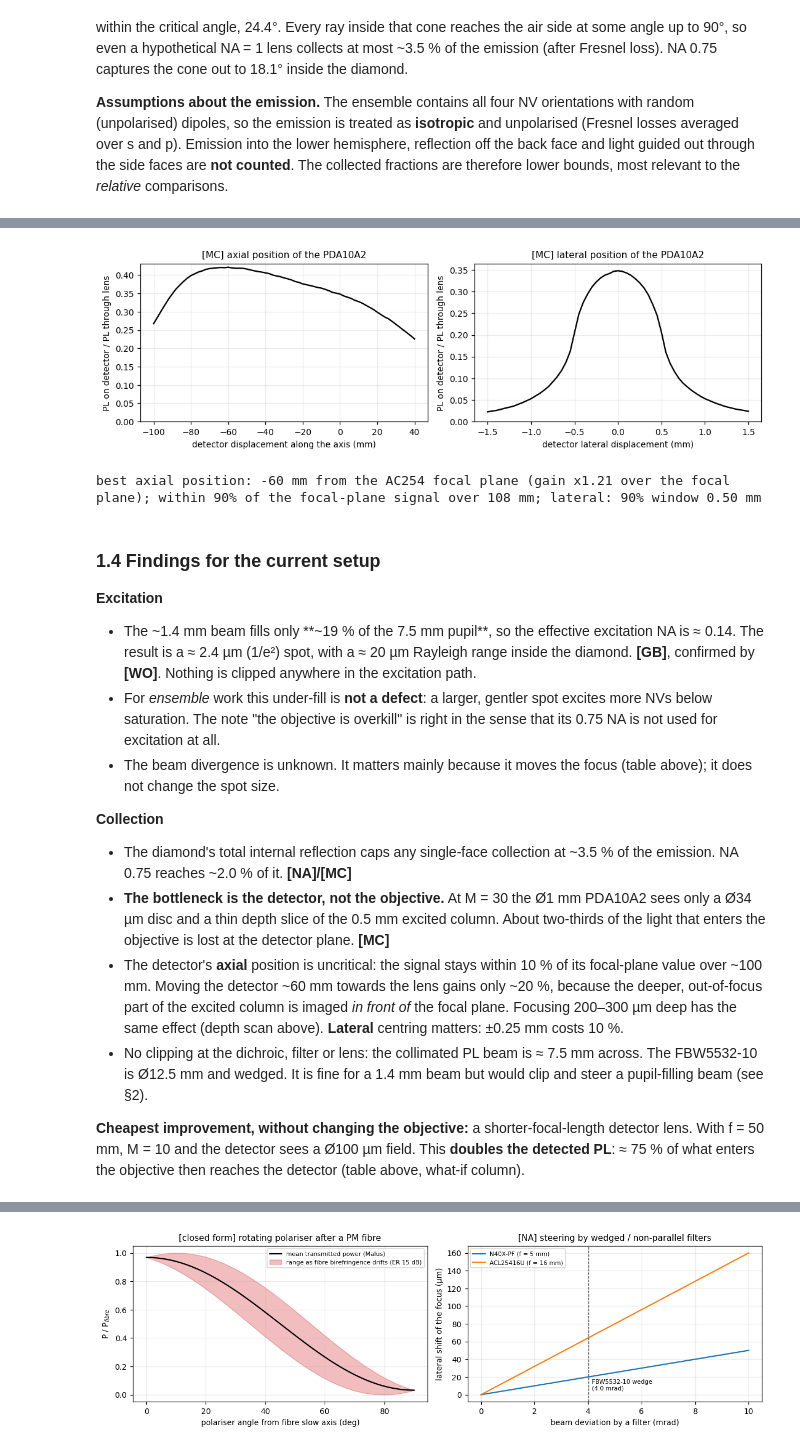
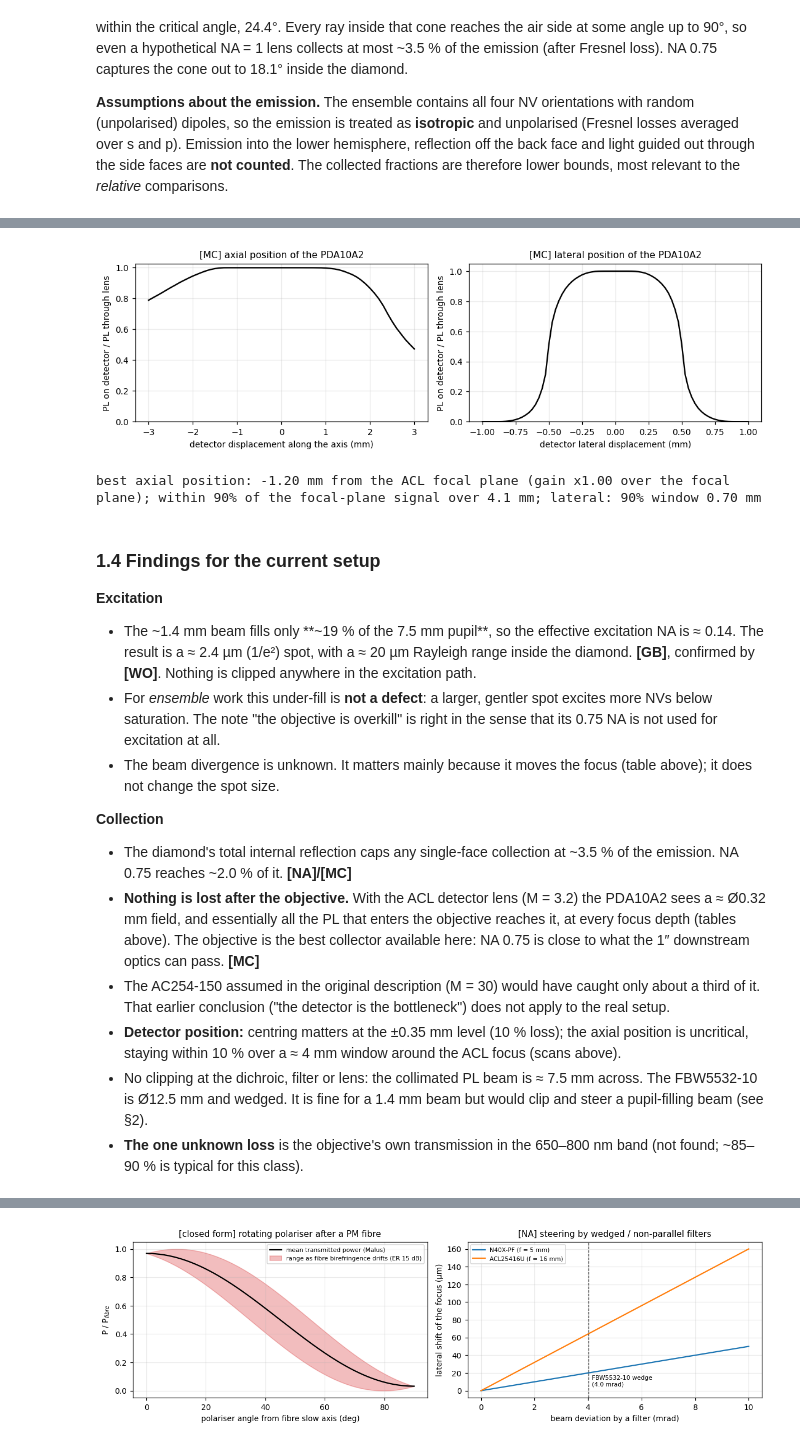
Before and after one commit to GonReina/BudgetODMR, a Jupyter notebook: notebooks/Optical_Setup.ipynb, the cells around one changed output, grey strips where cells are left out. Drawn from its saved outputs; the diff is of its cells as text; code cells hidden in the pictures.

Commit message:
setup schematics

```diff
--- a/notebooks/Optical_Setup.ipynb
+++ b/notebooks/Optical_Setup.ipynb
@@ -98,10 +105,14 @@ OBJ_T     = param("N40X-PF transmission (PL)", 0.80, "", "assumed", "not found;
 # ---- collection train (config 1) -----------------------------------------------
 L_OBJ_DICH = param("Objective shoulder -> dichroic centre", 30, "mm", "assumed", "", MM)
 L_OBJ_FELH = param("Objective shoulder -> FELH0550", 55, "mm", "assumed", "", MM)
-L_OBJ_LENS = param("Objective shoulder -> AC254-150", 85, "mm", "measured", "'8-9 cm'", MM)
+L_OBJ_LENS = param("Objective shoulder -> detector lens", 85, "mm", "measured",
+                   "'8-9 cm', measured with the earlier lens; assumed unchanged for the ACL", MM)
 AC_F  = param("AC254-150-A focal length", 150, "mm", "datasheet", "", MM)
 AC_CA = param("AC254-150-A clear aperture (dia.)", 22.9, "mm", "assumed", "Thorlabs CA > 90 % of O25.4", MM)
-L_LENS_DET = param("AC254-150 -> detector", 150, "mm", "measured", "", MM)
+DET_F  = param("Detector lens ACL25416U-B EFL", 16, "mm", "datasheet", "focuses the PL onto the PDA10A2", MM)
+DET_CA = param("Detector lens clear aperture (dia.)", 24, "mm", "assumed", "O25.4 mm condenser", MM)
+L_LENS_DET = param("Detector lens -> PDA10A2", 16, "mm", "assumed",
+                   "detector at the ACL focus (7.3 mm from its flat face); thin-lens model", MM)
 DET_AREA = param("PDA10A2 active area", 0.8, "mm2", "datasheet", "O1.0 mm", MM ** 2)
 R_DET = np.sqrt(DET_AREA / np.pi)
 
@@ -171,19 +182,20 @@ def focus_metrics(D_beam, f, NA, lam=LAM_EXC, n2=N_D, t_cg=0.0, depth=0.0, rmax=
                 pupil_transmission=clip, r=r, I=I)
 
 
-def collection_stops(L_dich, L_felh, L_lens):
+def collection_stops(L_dich, L_felh, L_lens, lens_ca=None):
     # apertures in the collimated space, measured from the collection lens pupil
     # dichroic at 45 deg: 25 mm tall, 36 mm long -> 25.5 mm projected width
     return [(L_dich, ("rect", DICH_W * np.cos(np.pi / 4) / 2, DICH_H / 2)),
             (L_felh, ("circle", FELH_CA / 2)),
-            (L_lens, ("circle", AC_CA / 2))]
+            (L_lens, ("circle", (DET_CA if lens_ca is None else lens_ca) / 2))]
 
 
-def run_mc(w_in, f_exc, focus_depth, f_coll, NA_coll, stops, L2, f2=AC_F, d2=None, det_r=R_DET,
-           alpha=0.0, n=600_000, seed=1):
+def run_mc(w_in, f_exc, focus_depth, f_coll, NA_coll, stops, L2, f2=DET_F, d2=None, det_r=R_DET,
+           alpha=0.0, n=600_000, seed=1, w_of_depth=None):
     # [MC] emitters along the (paraxial Gaussian) excitation column, traced to the detector
-    em = om.sample_gaussian_column(n, lambda z: om.beam_in_diamond(w_in, f_exc, LAM_EXC, focus_depth, z),
-                                   T_DIAM, alpha, rng=seed)
+    # w_of_depth overrides the focused-Gaussian column (e.g. a collimated, wide-field beam)
+    wfun = w_of_depth or (lambda z: om.beam_in_diamond(w_in, f_exc, LAM_EXC, focus_depth, z))
+    em = om.sample_gaussian_column(n, wfun, T_DIAM, alpha, rng=seed)
     res = om.mc_collect(em, f=f_coll, NA=NA_coll, z_f=focus_depth / N_D, stops=stops, f2=f2, L2=L2,
                         d2=f2 if d2 is None else d2, det=("circle", det_r), rng=seed + 1, return_rays=True)
     return res
@@ -461,22 +477,22 @@ plt.show()
 # %%
 # ---- detector positioning tolerance (re-uses the traced rays) ------------------
-dz_ax = np.linspace(-100, 40, 71) * MM
-dx_lat = np.linspace(-1.5, 1.5, 61) * MM
-a1, l1 = detector_scan(mc1, L_OBJ_LENS, AC_F, dz_ax, dx_lat)
+dz_ax = np.linspace(-3, 3, 61) * MM
+dx_lat = np.linspace(-1.0, 1.0, 81) * MM
+a1, l1 = detector_scan(mc1, L_OBJ_LENS, DET_F, dz_ax, dx_lat)
 fig, axs = plt.subplots(1, 2, figsize=(10, 3.2))
 axs[0].plot(dz_ax / MM, a1, "k"); axs[0].set_xlabel("detector displacement along the axis (mm)")
 axs[1].plot(dx_lat / MM, l1, "k"); axs[1].set_xlabel("detector lateral displacement (mm)")
 for a in axs:
     a.set_ylabel("PL on detector / PL through lens"); a.set_ylim(0, None)
 axs[0].set_title("[MC] axial position of the PDA10A2"); axs[1].set_title("[MC] lateral position of the PDA10A2")
 plt.tight_layout(); plt.show()
 best = dz_ax[np.argmax(a1)]
-print(f"best axial position: {best/MM:+.0f} mm from the AC254 focal plane (gain x{a1.max()/np.interp(0, dz_ax, a1):.2f} over the focal plane); "
-      f"within 90% of the focal-plane signal over {np.ptp(dz_ax[a1 > 0.9*np.interp(0, dz_ax, a1)])/MM:.0f} mm; "
+print(f"best axial position: {best/MM:+.2f} mm from the ACL focal plane (gain x{a1.max()/np.interp(0, dz_ax, a1):.2f} over the focal plane); "
+      f"within 90% of the focal-plane signal over {np.ptp(dz_ax[a1 > 0.9*np.interp(0, dz_ax, a1)])/MM:.1f} mm; "
       f"lateral: 90% window {np.ptp(dx_lat[l1 > 0.9*l1.max()])/MM:.2f} mm")
 # %% [output]
-[figure, old version]
+[figure, new version]
-best axial position: -60 mm from the AC254 focal plane (gain x1.21 over the focal plane); within 90% of the focal-plane signal over 108 mm; lateral: 90% window 0.50 mm
+best axial position: -1.20 mm from the ACL focal plane (gain x1.00 over the focal plane); within 90% of the focal-plane signal over 4.1 mm; lateral: 90% window 0.70 mm
 # %% [markdown]
 ### 1.4 Findings for the current setup
 
@@ -487,11 +503,11 @@ best axial position: -60 mm from the AC254 focal plane (gain x1.21 over the foca
 
 **Collection**
 * The diamond's total internal reflection caps any single-face collection at ~3.5 % of the emission. NA 0.75 reaches ~2.0 % of it. **[NA]/[MC]**
-* **The bottleneck is the detector, not the objective.** At M = 30 the Ø1 mm PDA10A2 sees only a Ø34 µm disc and a thin depth slice of the 0.5 mm excited column. About two-thirds of the light that enters the objective is lost at the detector plane. **[MC]**
-* The detector's **axial** position is uncritical: the signal stays within 10 % of its focal-plane value over ~100 mm. Moving the detector ~60 mm towards the lens gains only ~20 %, because the deeper, out-of-focus part of the excited column is imaged *in front of* the focal plane. Focusing 200–300 µm deep has the same effect (depth scan above). **Lateral** centring matters: ±0.25 mm costs 10 %.
+* **Nothing is lost after the objective.** With the ACL detector lens (M = 3.2) the PDA10A2 sees a ≈ Ø0.32 mm field, and essentially all the PL that enters the objective reaches it, at every focus depth (tables above). The objective is the best collector available here: NA 0.75 is close to what the 1″ downstream optics can pass. **[MC]**
+* The AC254-150 assumed in the original description (M = 30) would have caught only about a third of it. That earlier conclusion ("the detector is the bottleneck") does not apply to the real setup.
+* **Detector position:** centring matters at the ±0.35 mm level (10 % loss); the axial position is uncritical, staying within 10 % over a ≈ 4 mm window around the ACL focus (scans above).
 * No clipping at the dichroic, filter or lens: the collimated PL beam is ≈ 7.5 mm across. The FBW5532-10 is Ø12.5 mm and wedged. It is fine for a 1.4 mm beam but would clip and steer a pupil-filling beam (see §2).
-
-**Cheapest improvement, without changing the objective:** a shorter-focal-length detector lens. With f = 50 mm, M = 10 and the detector sees a Ø100 µm field. This **doubles the detected PL**: ≈ 75 % of what enters the objective then reaches the detector (table above, what-if column).
+* **The one unknown loss** is the objective's own transmission in the 650–800 nm band (not found; ~85–90 % is typical for this class).
 # %% [markdown]
 ---
 ## 2. Fibre-coupled excitation
```
Also changed, not shown: parts of 25 cells of this notebook, 2 other files.
